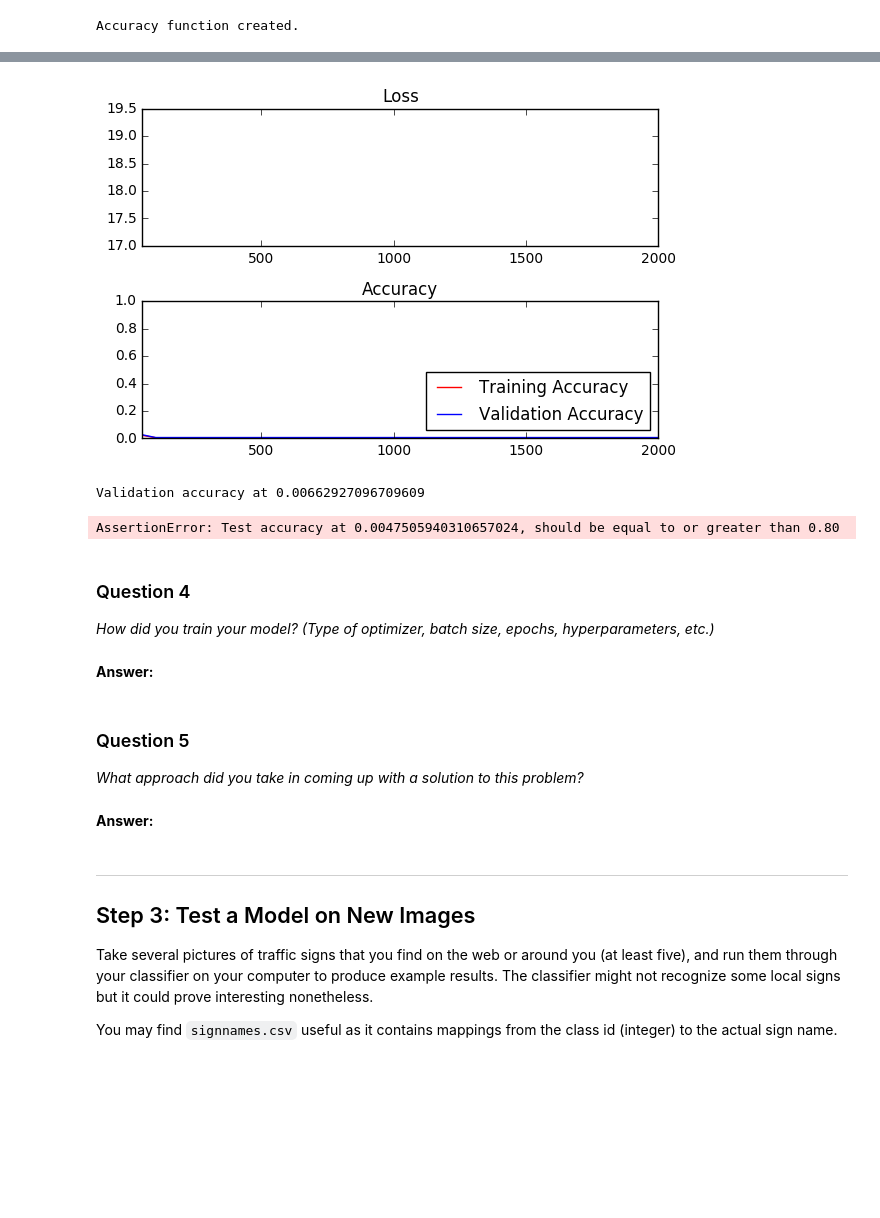
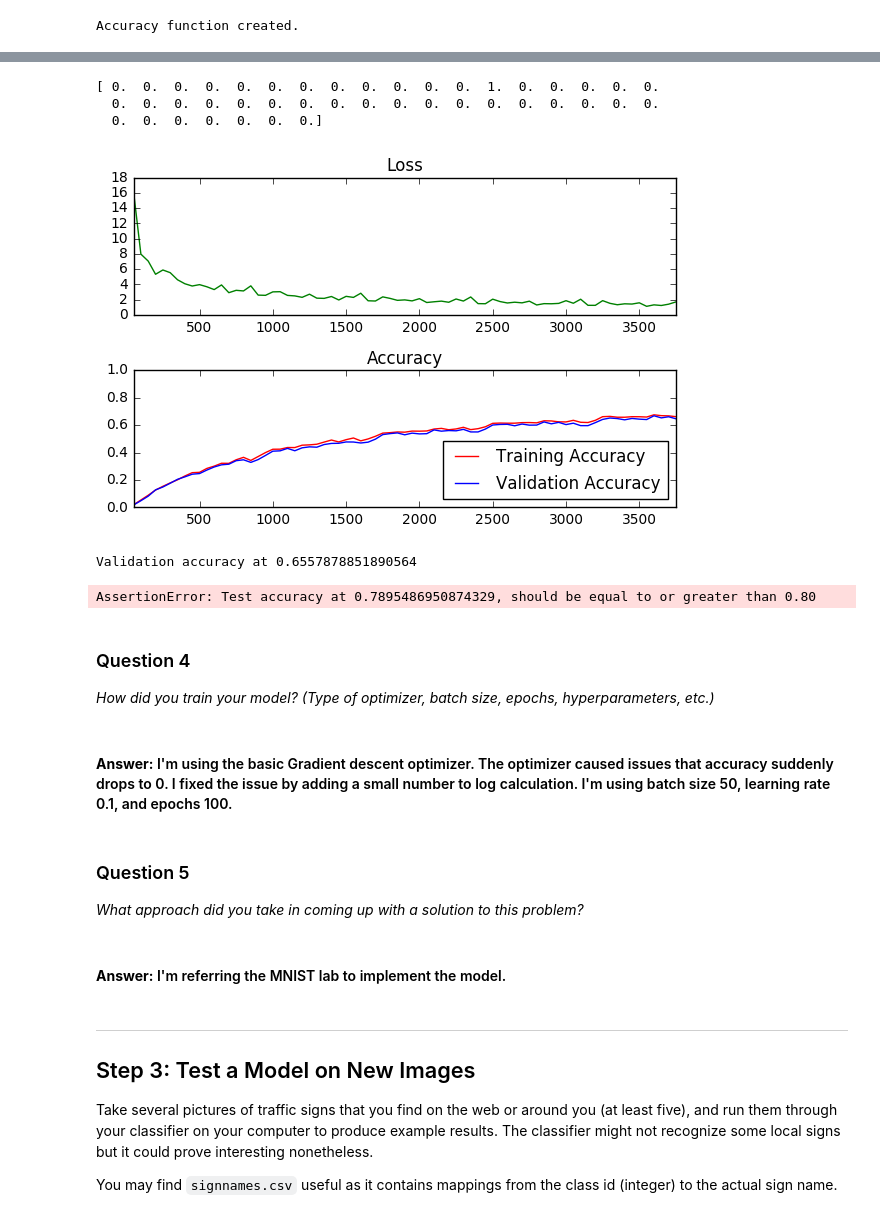
Before and after one commit to qianqian121/nd013, a Jupyter notebook: tensorflow/Traffic_Signs_Recognition.ipynb, the cells around one changed output, grey strips where cells are left out. Drawn from its saved outputs; the diff is of its cells as text; code cells hidden in the pictures; blank space fills up the shorter version.

Commit message:
Traffic sign project submission
Traffic sign project submission

```diff
--- a/tensorflow/Traffic_Signs_Recognition.ipynb
+++ b/tensorflow/Traffic_Signs_Recognition.ipynb
@@ -31,8 +31,9 @@ import pickle
 import tensorflow
 
 # TODO: fill this in based on where you saved the training and testing data
-training_file = 'train.p'
-testing_file = 'test.p'
+# docker run -it -p 8888:8888 -v c:/Users/user_name/Documents/project/github/nd013/tensorflow:/data udacity/carnd-tensorflow-lab
+training_file = '/data/train.p'
+testing_file = '/data/test.p'
 
 with open(training_file, mode='rb') as f:
     train = pickle.load(f)
@@ -42,6 +43,8 @@ with open(testing_file, mode='rb') as f:
 X_train, y_train = train['features'], train['labels']
 X_test, y_test = test['features'], test['labels']
 print(X_train[0].shape)
+#for i in range(500,1000):
+#    print(y_train[i])
 # %% [output]
 (32, 32, 3)
 # %%
@@ -134,12 +153,17 @@ def normalize_greyscale(image_data):
     :return: Normalized image data
     """
     # ToDo: Implement Min-Max scaling for greyscale image data
-    a = 0.1
-    b = 0.9
+    a = 0.
+    b = 1.0
     xmax = 255
     xmin = 0
     return (a + (image_data - xmin) * (b - a) / (xmax - xmin))
+
+# keep mean as 0 and range from -0.5 to 0.5
 train_norm = normalize_greyscale(gray_train)
 test_norm = normalize_greyscale(gray_test)
+train_norm -= 0.5
+test_norm -= 0.5
 #print(train_norm[0])
 #print(test_norm[0])
+print("image normalized...")
@@ -282,6 +308,7 @@ features_count = 1024
 labels_count = 43
 
 # ToDo: Set the features and labels tensors
+# todo: set shape first param as 'None' so that it can take different batch size when training
 features = tf.placeholder(tf.float32)
 labels = tf.placeholder(tf.float32)
 
@@ -322,7 +349,7 @@ logits = tf.matmul(features, weights) + biases
 prediction = tf.nn.softmax(logits)
 
 # Cross entropy
-cross_entropy = -tf.reduce_sum(labels * tf.log(prediction), reduction_indices=1)
+cross_entropy = -tf.reduce_sum(labels * tf.log(prediction + 1e-10), reduction_indices=1)
 
 # Training loss
 loss = tf.reduce_mean(cross_entropy)
@@ -355,7 +399,16 @@ Accuracy function created.
+# %%
+#print(train_features[0][:784])
+print(train_labels[0])
+# %% [output]
+[ 0.  0.  0.  0.  0.  0.  0.  0.  0.  0.  0.  0.  1.  0.  0.  0.  0.  0.
+  0.  0.  0.  0.  0.  0.  0.  0.  0.  0.  0.  0.  0.  0.  0.  0.  0.  0.
+  0.  0.  0.  0.  0.  0.  0.]
 # %%
+import math
+from tqdm import tqdm
 # ToDo: Find the best parameters for each configuration
 epochs = 5
-batch_size = 100
+batch_size = 50
 learning_rate = 0.2
 
 
@@ -400,38 +453,42 @@ with tf.Session() as session:
                 # Calculate Training and Validation accuracy
                 training_accuracy = session.run(accuracy, feed_dict=train_feed_dict)
                 validation_accuracy = session.run(accuracy, feed_dict=valid_feed_dict)
 
                 # Log batches
                 previous_batch = batches[-1] if batches else 0
                 batches.append(log_batch_step + previous_batch)
                 loss_batch.append(l)
                 train_acc_batch.append(training_accuracy)
                 valid_acc_batch.append(validation_accuracy)
 
         # Check accuracy against Validation data
         validation_accuracy = session.run(accuracy, feed_dict=valid_feed_dict)
 
 loss_plot = plt.subplot(211)
 loss_plot.set_title('Loss')
 loss_plot.plot(batches, loss_batch, 'g')
 loss_plot.set_xlim([batches[0], batches[-1]])
 acc_plot = plt.subplot(212)
 acc_plot.set_title('Accuracy')
 acc_plot.plot(batches, train_acc_batch, 'r', label='Training Accuracy')
 acc_plot.plot(batches, valid_acc_batch, 'b', label='Validation Accuracy')
 acc_plot.set_ylim([0, 1.0])
 acc_plot.set_xlim([batches[0], batches[-1]])
 acc_plot.legend(loc=4)
 plt.tight_layout()
 plt.show()
 
 print('Validation accuracy at {}'.format(validation_accuracy))
 # %% [output]
-[figure, old version]
+[figure, new version]
-Validation accuracy at 0.00662927096709609
+Validation accuracy at 0.6557878851890564
 # %%
 # ToDo: Set the epochs, batch_size, and learning_rate with the best parameters from problem 3
-epochs = 1
+#epochs = 5
+#batch_size = 50
+#learning_rate = 0.1
+
+epochs = 50
 batch_size = 50
 learning_rate = 0.1
 
@@ -463,25 +520,26 @@ with tf.Session() as session:
 
         # Check accuracy against Test data
         test_accuracy = session.run(accuracy, feed_dict=test_feed_dict)
-
+    trained_w = session.run(weights)
+    trained_b = session.run(biases)
 
 assert test_accuracy >= 0.80, 'Test accuracy at {}, should be equal to or greater than 0.80'.format(test_accuracy)
 print('Nice Job! Test Accuracy is {}'.format(test_accuracy))
 # %% [output]
-AssertionError: Test accuracy at 0.0047505940310657024, should be equal to or greater than 0.80
+AssertionError: Test accuracy at 0.7895486950874329, should be equal to or greater than 0.80
 # %% [markdown]
 ### Question 4
 
 _How did you train your model? (Type of optimizer, batch size, epochs, hyperparameters, etc.)_
-# %% [markdown]
-**Answer:**
+# %% [markdown]
+#### **Answer:** I'm using the basic Gradient descent optimizer. The optimizer caused issues that accuracy suddenly drops to 0. I fixed the issue by adding a small number to log calculation. I'm using batch size 50, learning rate 0.1, and epochs 100.
 # %% [markdown]
 ### Question 5
 
 
 _What approach did you take in coming up with a solution to this problem?_
-# %% [markdown]
-**Answer:**
+# %% [markdown]
+#### **Answer:** I'm referring the MNIST lab to implement the model.
 # %% [markdown]
 ---
 
```
Also changed, not shown: parts of 27 cells of this notebook, 7 other files.
